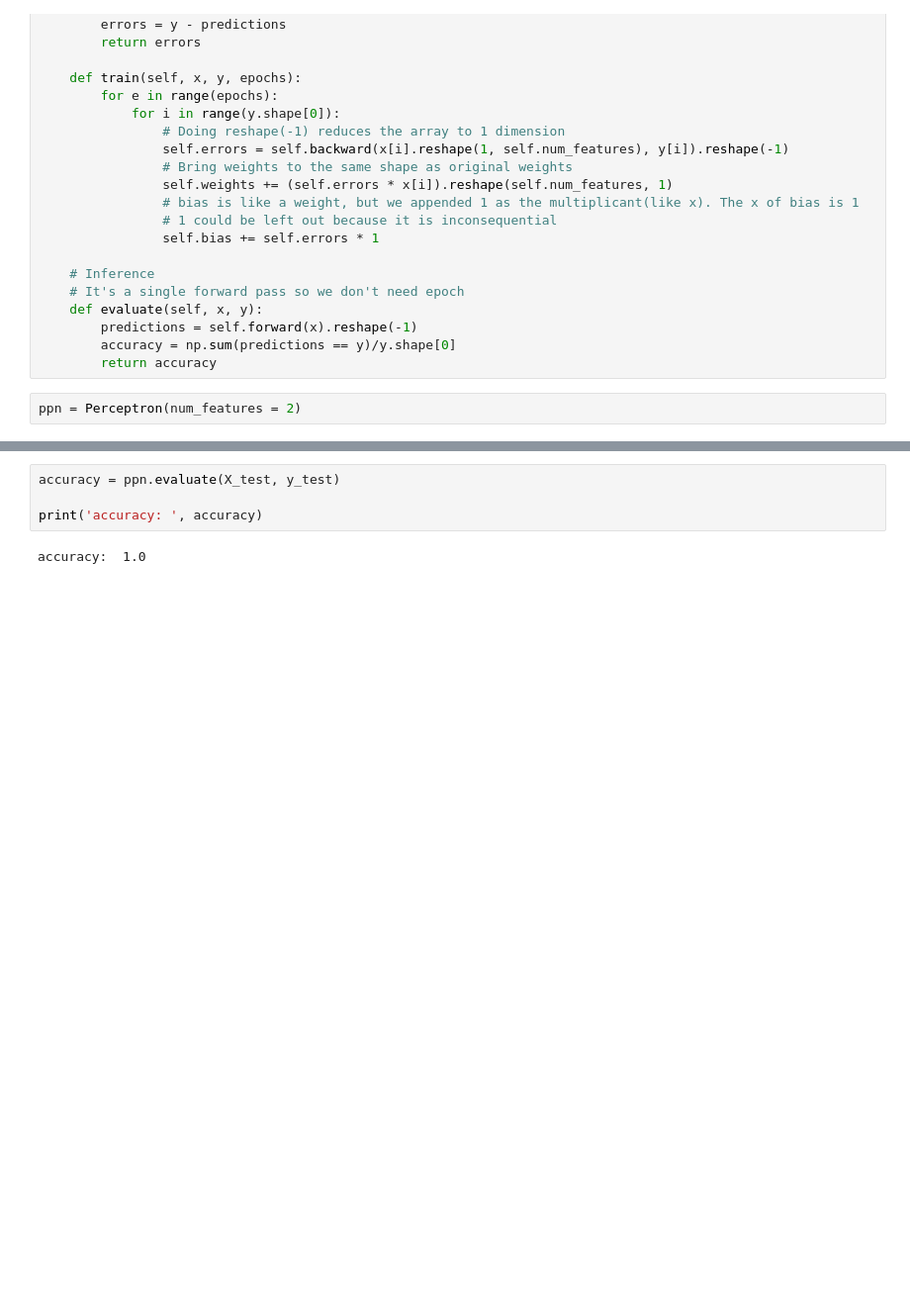
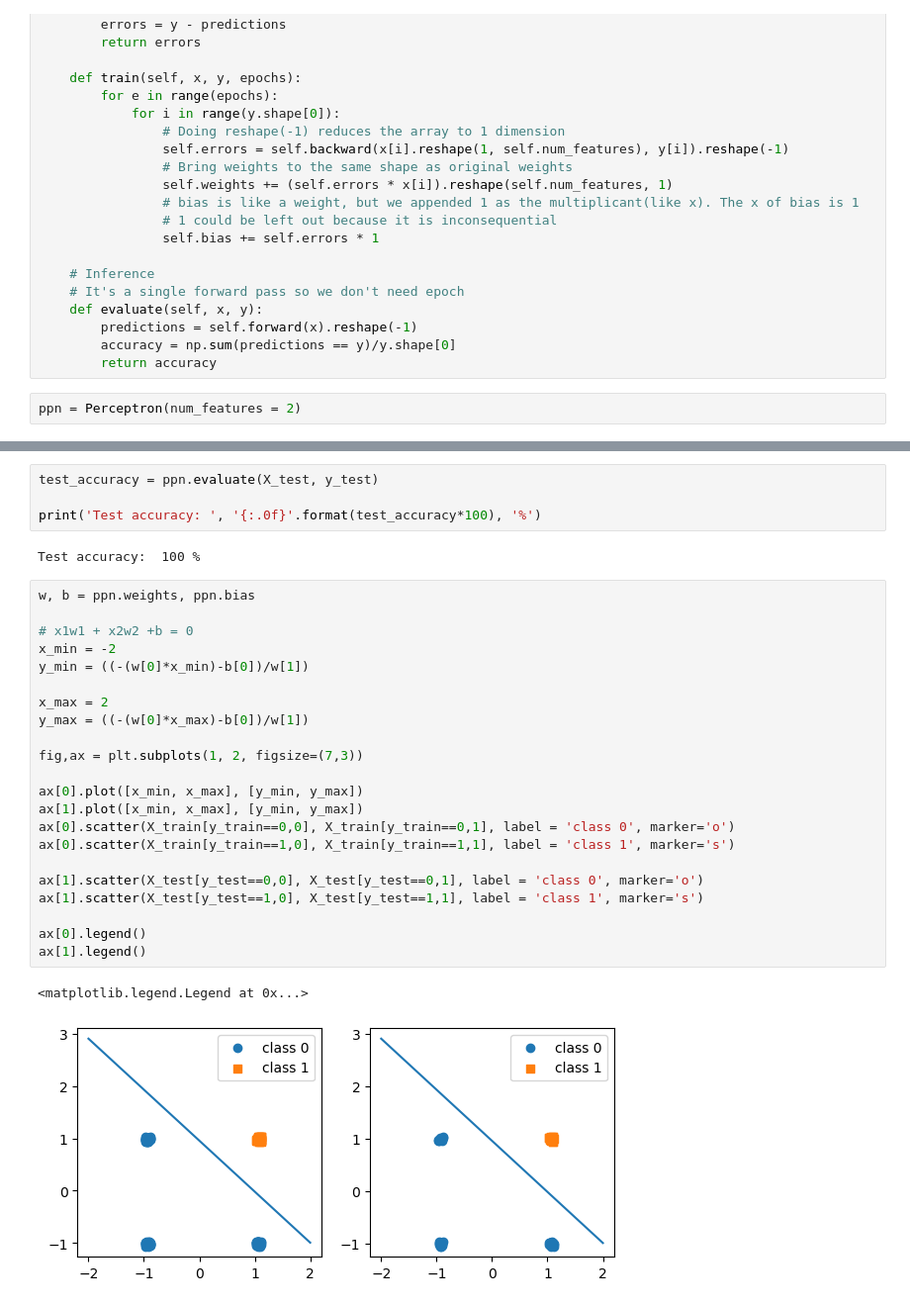
Before and after one commit to denpalrius/AI-Machine-Learning-Practice, a Jupyter notebook: perceptron/AND Perceptron.ipynb, the cells around one changed output, grey strips where cells are left out. Shown: that part at 99% size. Saved outputs shown, nothing was run; the diff lists cells and outputs as text; blank space fills up the shorter version.

```diff
--- a/perceptron/AND Perceptron.ipynb
+++ b/perceptron/AND Perceptron.ipynb
@@ -144,7 +143,32 @@ Weights:  [[0.91314708]
 Weights:  [-1.]
 # %%
-accuracy = ppn.evaluate(X_test, y_test)
+test_accuracy = ppn.evaluate(X_test, y_test)
 
-print('accuracy: ', accuracy)
+print('Test accuracy: ', '{:.0f}'.format(test_accuracy*100), '%')
 # %% [output]
-accuracy:  1.0
+Test accuracy:  100 %
+# %%
+w, b = ppn.weights, ppn.bias
+
+# x1w1 + x2w2 +b = 0
+x_min = -2
+y_min = ((-(w[0]*x_min)-b[0])/w[1])
+
+x_max = 2
+y_max = ((-(w[0]*x_max)-b[0])/w[1])
+
+fig,ax = plt.subplots(1, 2, figsize=(7,3))
+
+ax[0].plot([x_min, x_max], [y_min, y_max])
+ax[1].plot([x_min, x_max], [y_min, y_max])
+ax[0].scatter(X_train[y_train==0,0], X_train[y_train==0,1], label = 'class 0', marker='o')
+ax[0].scatter(X_train[y_train==1,0], X_train[y_train==1,1], label = 'class 1', marker='s')
+
+ax[1].scatter(X_test[y_test==0,0], X_test[y_test==0,1], label = 'class 0', marker='o')
+ax[1].scatter(X_test[y_test==1,0], X_test[y_test==1,1], label = 'class 1', marker='s')
+
+ax[0].legend()
+ax[1].legend()
+# %% [output]
+<matplotlib.legend.Legend at 0x...>
+[figure, added]
```
Also changed, not shown: parts of 4 cells of this notebook, 3 other files.
